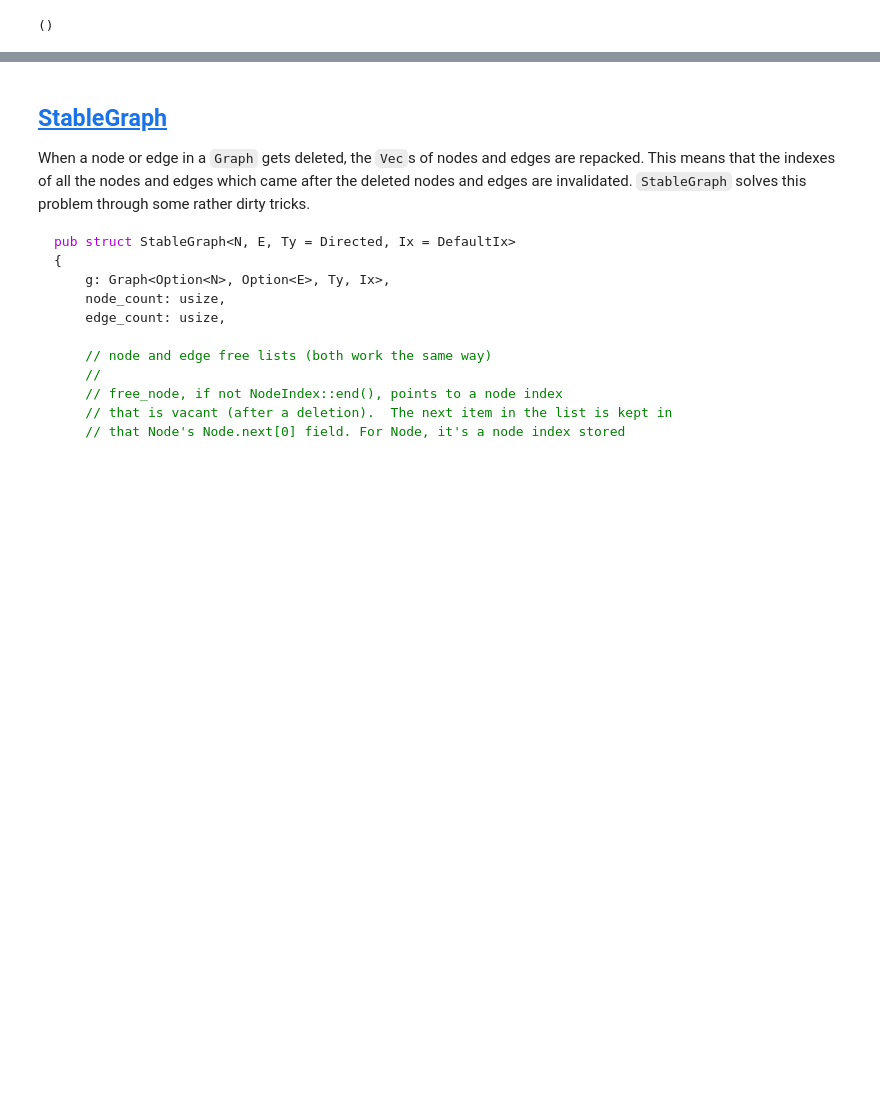
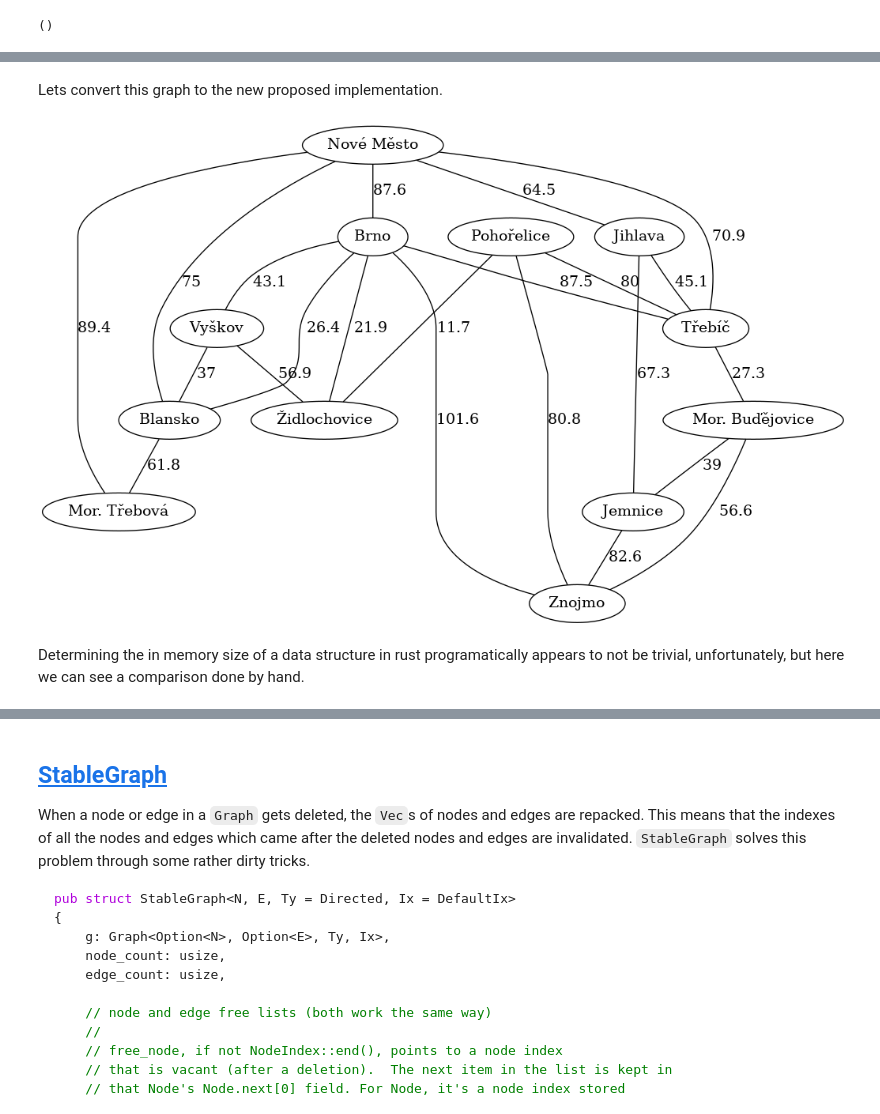
Before and after one commit to timthelion/rust-jupyter, a Jupyter notebook: petgraph-internals.ipynb, the cells around one changed output, grey strips where cells are left out. Cells and saved outputs as stored; diff of their text form; code cells hidden in the pictures; blank space fills up the shorter version.

```diff
--- a/petgraph-internals.ipynb
+++ b/petgraph-internals.ipynb
@@ -350,0 +396,70 @@ This would ensure that equadistant vertexes would always be equadistant in the u
+# %% [markdown]
+Lets convert this graph to the new proposed implementation.
+# %%
+use petgraph_evcxr::draw_dot;
+use std::fmt::{self, Display, Write};
+use petgraph::graph::*;
+
+fn graph_to_timgraph<N, E, Ty, Ix>(g: &Graph<N, E, Ty, Ix>) -> TimGraph<N, E, Ty>
+where
+    Ty: EdgeType,
+    Ix: IndexType,
+    E: Clone,
+    N: Clone,
+{
+    let mut tg: TimGraph<N, E, Ty> = TimGraph {
+        nodes: Vec::with_capacity(g.node_count()),
+        ty: PhantomData,
+    };
+    for nodei in g.node_indices() {
+        tg.nodes.push(TimNode {
+            weight: g.node_weight(nodei).unwrap().clone(),
+            incomming: VecSet::new(),
+            outgoing: Vec::new(),
+        });
+    }
+    for edge in g.raw_edges().iter() {
+        tg.nodes[edge.target().index()].incomming.insert(edge.source().index());
+        tg.nodes[edge.source().index()].outgoing.push((edge.target().index(), edge.weight.clone()));
+    }
+    tg
+}
+
+fn draw_timgraph<N, E, Ty>(g: &TimGraph<N, E, Ty>)
+    where
+        Ty: EdgeType,
+        N: Display,
+        E: Display + Copy,
+{
+    let mut dot = String::new();
+    let mut edges = String::new();
+    if Ty::is_directed() {
+        dot.push_str("digraph");
+    } else {
+        dot.push_str("graph");
+    }
+    dot.push_str("{\n");
+    for (i, node) in g.nodes.iter().enumerate() {
+        dot.push_str(&format!("\t{} [label=\"{}\"]\n", i, node.weight)); //TODO escape labels
+        for edge in node.outgoing.iter() {
+            let dir;
+            if Ty::is_directed() {
+                dir = "->";
+            } else {
+                dir = "--";
+            }
+            edges.push_str(&format!("\t{} {} {} [label=\"{}\"]\n", i, dir, edge.0, edge.1));
+        }
+    }
+    dot.push_str(&edges);
+    dot.push_str("}");
+    draw_dot(dot);
+}
+
+let tim_moravia = graph_to_timgraph(&moravia);
+
+draw_timgraph(&tim_moravia);
+# %% [output]
+[figure, added]
+# %% [markdown]
+Determining the in memory size of a data structure in rust programatically appears to not be trivial, unfortunately, but here we can see a comparison done by hand.
```
Also changed, not shown: parts of 6 cells of this notebook.
